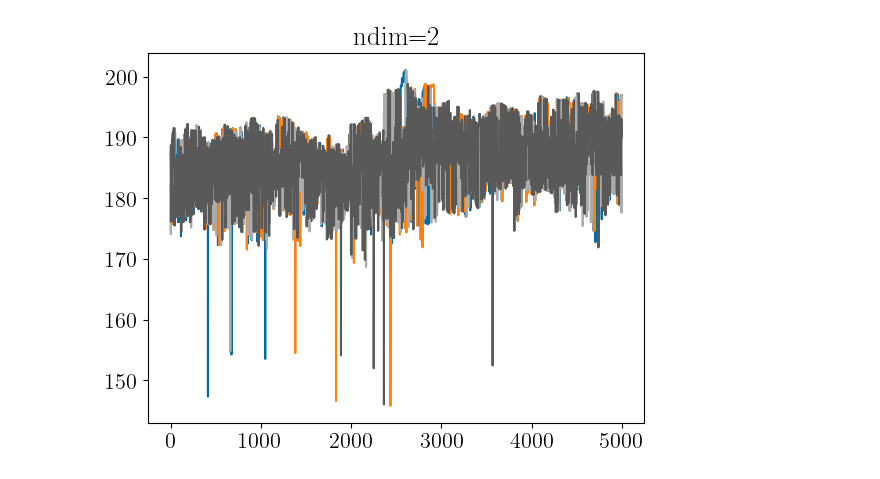
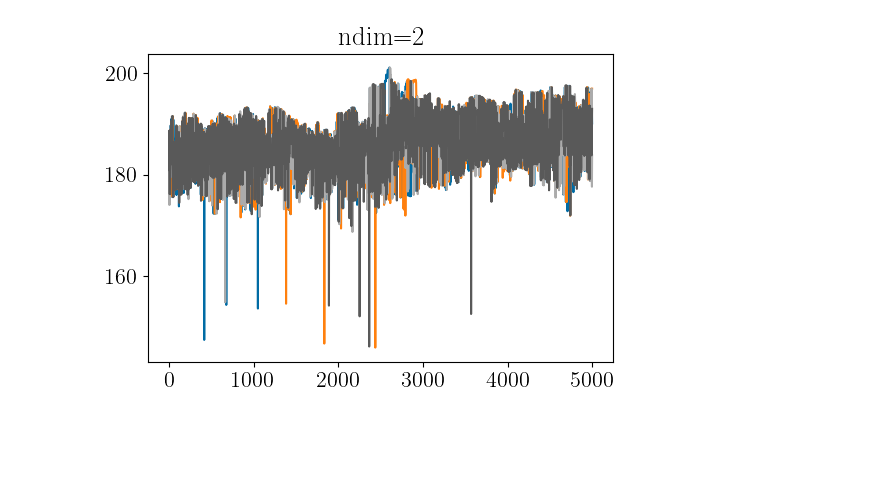
Before and after one commit to TristanBruel/Delaunay_for_GWs, a Jupyter notebook: bimodal_gaussian/postprocess_runs_2d.ipynb, the cells around one changed output. Saved outputs shown, nothing was run; the diff lists cells and outputs as text; code cells hidden in the pictures; blank space fills up the shorter version.

```diff
--- a/bimodal_gaussian/postprocess_runs_2d.ipynb
+++ b/bimodal_gaussian/postprocess_runs_2d.ipynb
@@ -214,15 +102,15 @@ plt.close()
 # %%
 with open(backend_file, "rb") as f:
     back = pickle.load(f)
-fig, ax = plt.subplots()
+fig, ax = plt.subplots(figsize=(6,4))
 ax.set_rasterized(True)
 ax.set(title=f"{ndim=}")
 for w in range(nwalkers):
     ax.plot(back.get_log_like()[:, 0, w])
 plt.show()
 plt.close()
 # %% [output]
-[figure, old version]
+[figure, new version]
 # %%
 all_triangulations = []
 
```
Also changed, not shown: parts of 43 cells of this notebook, 21 other files.
